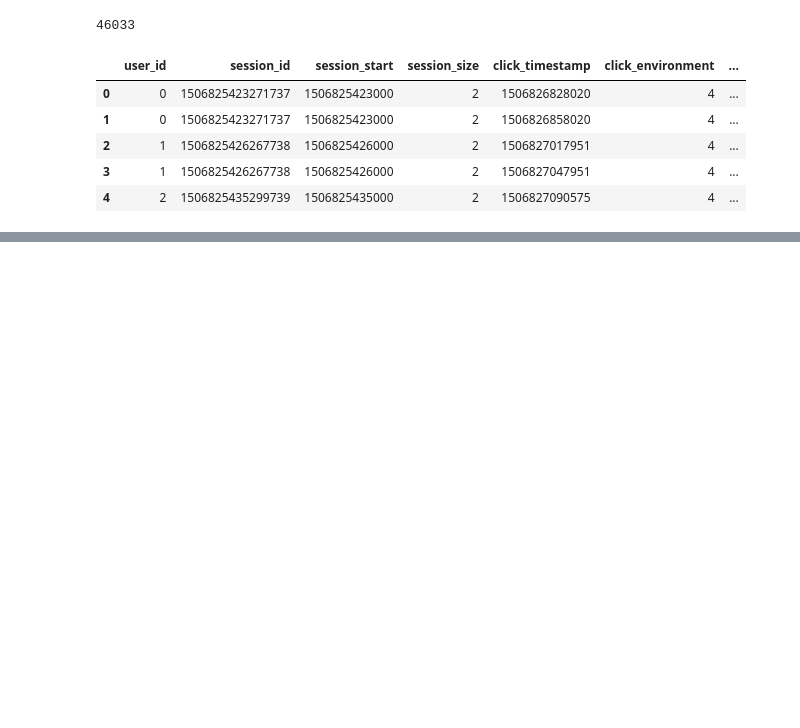
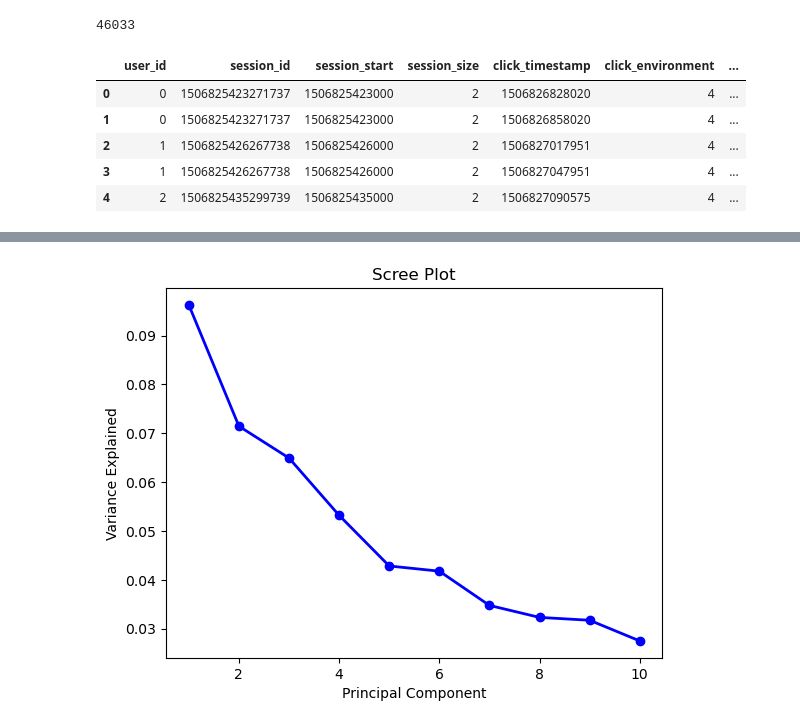
Before and after one commit to octave-ati/Designing-a-Recommendation-Model, a Jupyter notebook: GNN_rec.ipynb, the cells around one changed output, grey strips where cells are left out. Drawn from its saved outputs; the diff is of its cells as text; code cells hidden in the pictures; blank space fills up the shorter version.

```diff
--- a/GNN_rec.ipynb
+++ b/GNN_rec.ipynb
@@ -179,0 +136,4 @@ plt.show()
+# %%
+article_embeddings = pd.read_pickle('Data/articles_embeddings.pickle')
+article_embeddings = pd.DataFrame(article_embeddings)
+article_embeddings
@@ -179,0 +154,5 @@ plt.show()
+# %%
+# Removing articles that have never been viewed
+article_embeddings = article_embeddings.loc[np.isin(article_embeddings.index, article_ids)]
+article_embeddings.index.names=['article_id']
+article_embeddings.head()
@@ -179,0 +168,13 @@ plt.show()
+# %%
+from sklearn.decomposition import PCA
+from sklearn.preprocessing import StandardScaler
+
+# Keeping our article ids in memory
+id_list = article_embeddings.index
+
+# Scaling the embeddings and applying PCA
+sc = StandardScaler()
+pca = PCA(n_components = 10)
+embeddings_red = pd.DataFrame(pca.fit_transform(sc.fit_transform(article_embeddings)))
+embeddings_red.index = id_list
+embeddings_red
@@ -179,0 +196,14 @@ plt.show()
+# %%
+import matplotlib.pyplot as plt
+import numpy as np
+
+PC_values = np.arange(pca.n_components_) + 1
+plt.plot(PC_values, pca.explained_variance_ratio_, 'o-', linewidth=2, color='blue')
+plt.title('Scree Plot')
+plt.xlabel('Principal Component')
+plt.ylabel('Variance Explained')
+plt.show()
+
+#We will keep 8 elements
+# %% [output]
+[figure, added]
```
Also changed, not shown: parts of 22 cells of this notebook, 1 other file.
